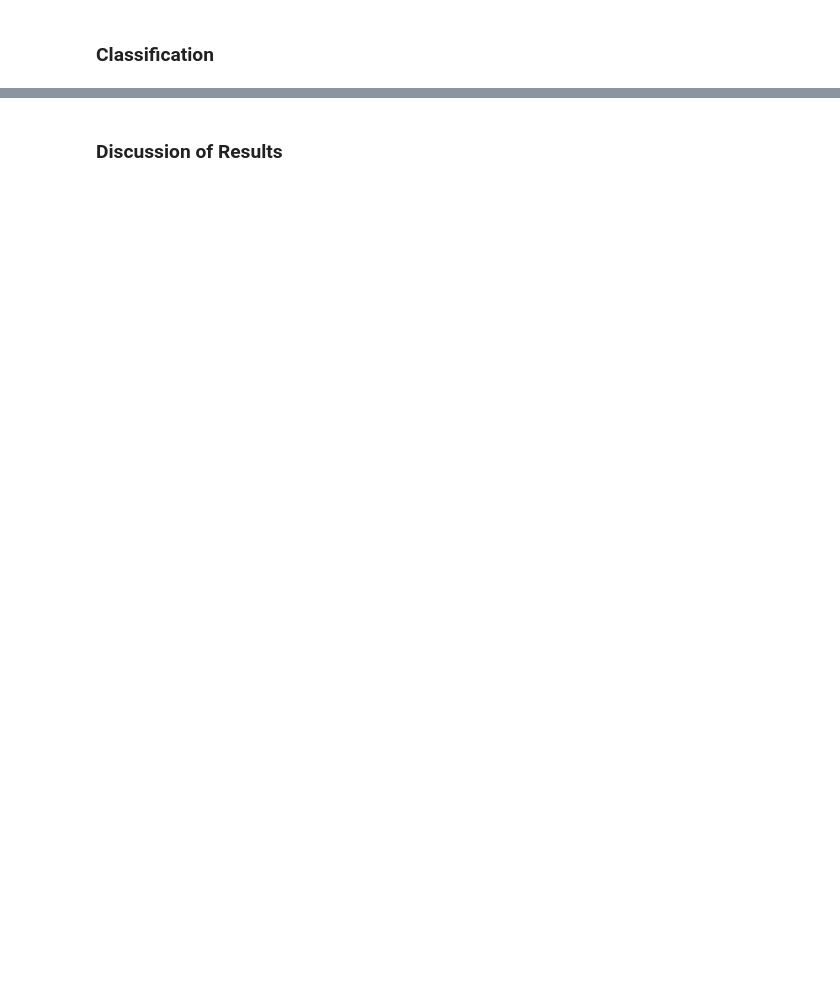
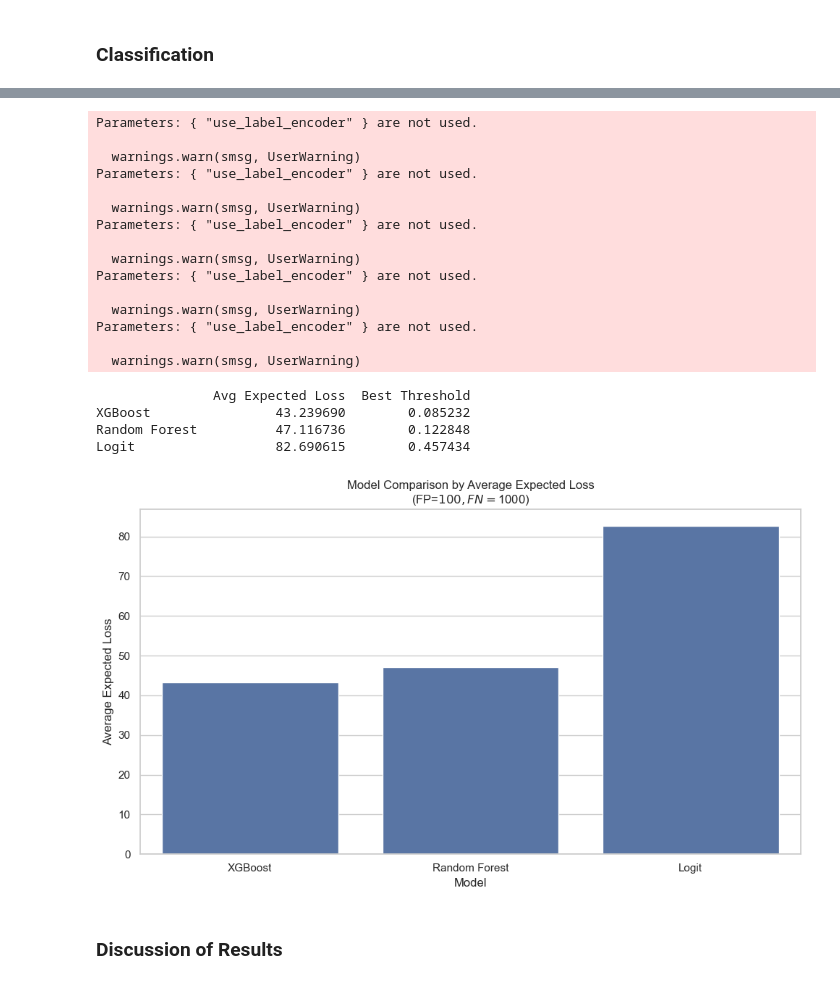
Before and after one commit to HDuo1129/Data-Analysis-3, a Jupyter notebook: Assignment 3/Assignment 3.ipynb, the cells around one changed output, grey strips where cells are left out. Drawn from its saved outputs; the diff is of its cells as text; code cells hidden in the pictures; blank space fills up the shorter version.

```diff
--- a/Assignment 3/Assignment 3.ipynb
+++ b/Assignment 3/Assignment 3.ipynb
@@ -293,2 +374,69 @@ df_model
+# %%
+results = {}
+kf = StratifiedKFold(n_splits=5, shuffle=True, random_state=42)
+
+for name, model in models.items():
+    expected_losses = []
+    optimal_thresholds = []
+
+    for train_idx, val_idx in kf.split(X, y):
+        X_train, X_val = X.iloc[train_idx].copy(), X.iloc[val_idx].copy()
+        y_train, y_val = y.iloc[train_idx], y.iloc[val_idx]
+
+        X_train = X_train.astype(float)
+        X_val = X_val.astype(float)
+
+        model.fit(X_train, y_train)
+        probs = model.predict_proba(X_val)[:, 1]
+
+        fold_losses = []
+        for t in thresholds:
+            preds = (probs >= t).astype(int)
+            tn, fp, fn, tp = confusion_matrix(y_val, preds).ravel()
+            expected_loss = (fp * FP_cost + fn * FN_cost) / len(y_val)
+            fold_losses.append(expected_loss)
+
+        min_loss = min(fold_losses)
+        best_threshold = thresholds[np.argmin(fold_losses)]
+
+        expected_losses.append(min_loss)
+        optimal_thresholds.append(best_threshold)
+
+    results[name] = {
+        "Avg Expected Loss": np.mean(expected_losses),
+        "Best Threshold": np.mean(optimal_thresholds)}
+
+results_df = pd.DataFrame(results).T.sort_values("Avg Expected Loss")
+print(results_df)
+
+plt.figure(figsize=(10, 6))
+sns.barplot(x=results_df.index, y=results_df["Avg Expected Loss"])
+plt.ylabel("Average Expected Loss")
+plt.xlabel("Model")
+plt.title("Model Comparison by Average Expected Loss\n(FP=$100, FN=$1000)")
+plt.xticks(rotation=0)
+plt.tight_layout()
+plt.show()
+# %% [output]
+Parameters: { "use_label_encoder" } are not used.
+
+  warnings.warn(smsg, UserWarning)
+Parameters: { "use_label_encoder" } are not used.
+
+  warnings.warn(smsg, UserWarning)
+Parameters: { "use_label_encoder" } are not used.
+
+  warnings.warn(smsg, UserWarning)
+Parameters: { "use_label_encoder" } are not used.
+
+  warnings.warn(smsg, UserWarning)
+Parameters: { "use_label_encoder" } are not used.
+
+  warnings.warn(smsg, UserWarning)
+               Avg Expected Loss  Best Threshold
+XGBoost                43.239690        0.085232
+Random Forest          47.116736        0.122848
+Logit                  82.690615        0.457434
+[figure, added]
 # %% [markdown]
 ### Discussion of Results
```
Also changed, not shown: parts of 16 cells of this notebook.
